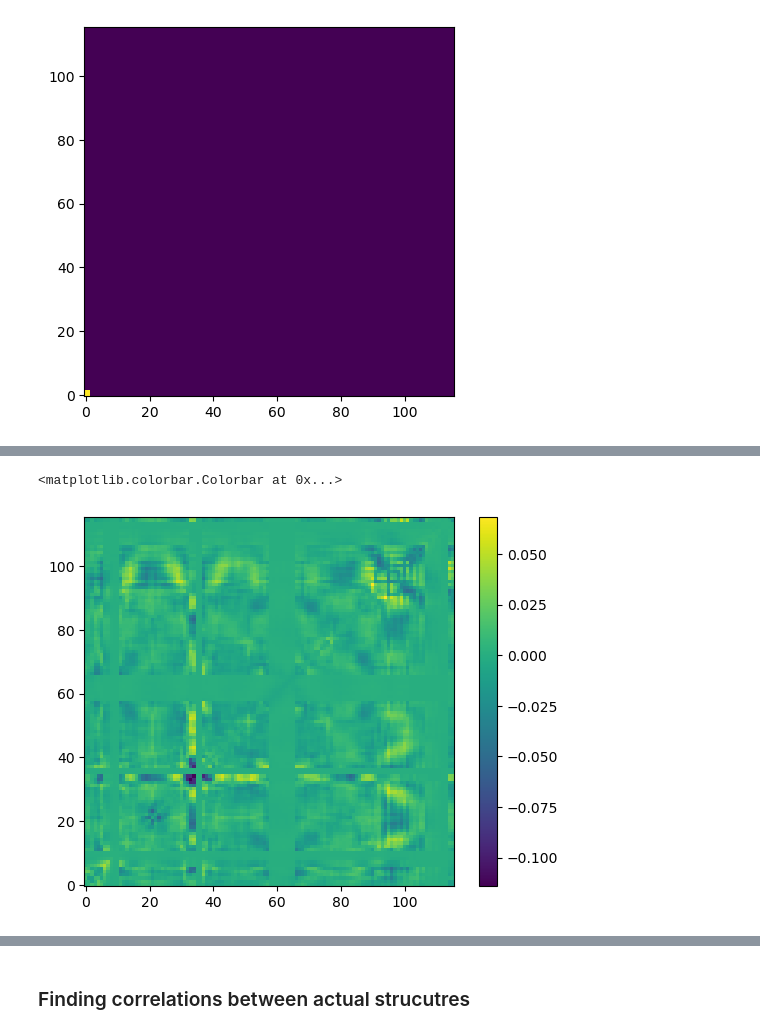
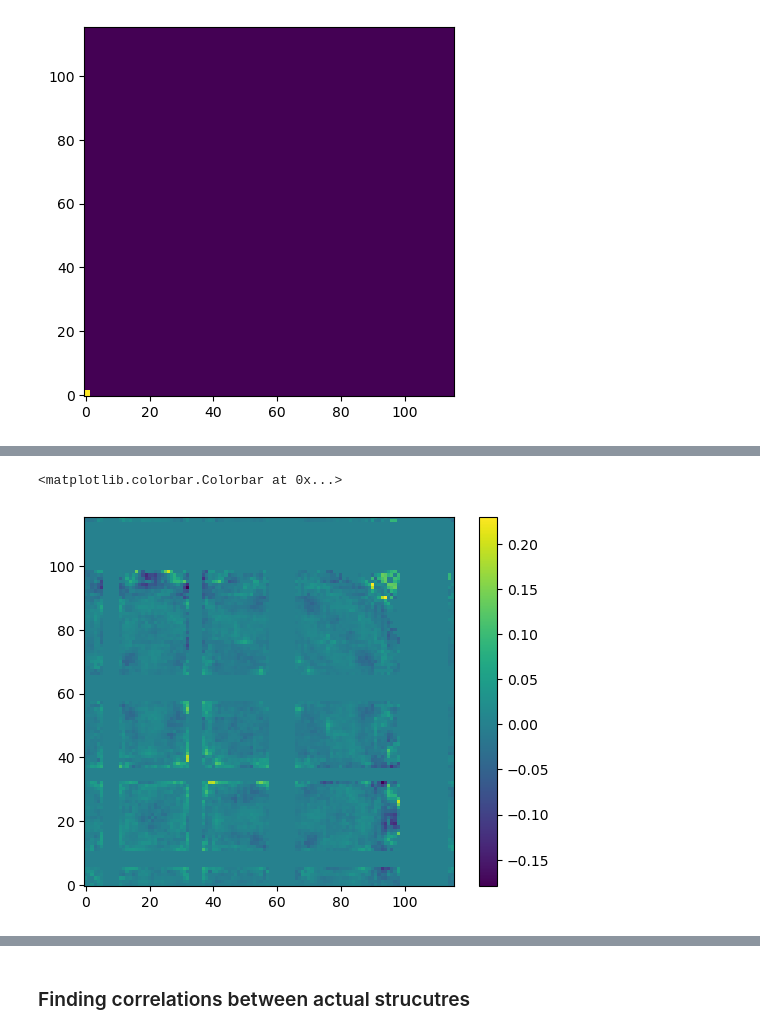
Before and after one commit to kevinmicha/ANTIPASTI, a Jupyter notebook: NMA CNN.ipynb, the cells around one changed output, grey strips where cells are left out. Saved outputs shown, nothing was run; the diff lists cells and outputs as text; code cells hidden in the pictures.

```diff
--- a/NMA CNN.ipynb
+++ b/NMA CNN.ipynb
@@ -348,7 +348,7 @@ model = MultiLabelNN()
 # defining the optimizer
 #optimizer = Adam(model.parameters(), lr=2e-3)
 #optimizer = AdamW(model.parameters(), lr=1.75e-3)
-optimizer = AdaBelief(model.parameters(), lr=1.55e-3, eps=1e-8, weight_decouple=False)
+optimizer = AdaBelief(model.parameters(), lr=1e-3, eps=1e-8, weight_decouple=False) #1.55 for pool=2
 #optimizer = SGD(model.parameters(), lr=9e-4)
 #scheduler = lr_scheduler.LinearLR(optimizer, start_factor=1, end_factor=0.5, total_iters=120, verbose=True)
 # 0.5 120
@@ -418,27 +418,29 @@ def train(epoch):
         inter_filter[i:i+batch_size] = inter_filters.detach().numpy()
 
         # computing the training loss
-        loss_train = criterion(output_train, batch_y)
+        loss_train = torch.std(batch_y) * criterion(output_train, batch_y)
 
         # computing the updated weights of all the model parameters
         loss_train.backward()
         optimizer.step()
+
+        loss_train /= torch.std(batch_y)
 
         # clearing the Gradients of the model parameters
         optimizer.zero_grad(set_to_none=True)
 
         tr_loss += loss_train.item() * batch_size / x_train.size()[0]
     output_val, _ = model(x_val)#[val_indices])
-    loss_val = criterion(torch.cat((output_val[:3], output_val[4:])), torch.cat((y_val[:3], y_val[4:])))#[val_indices])
+    loss_val = criterion(output_val, y_val)#[val_indices])
     train_losses.append(tr_loss)
     val_losses.append(loss_val)
 
     # printing the validation loss
     print('Epoch : ',epoch+1, '\t', 'train loss: ', tr_loss, 'val loss :', loss_val)
-    print(torch.cat((output_val[:3], output_val[4:])))
-    print(torch.cat((y_val[:3], y_val[4:])))#[val_indices])
+    print(output_val)
+    print(y_val)#[val_indices])
 
-    return tr_loss, loss_val, inter_filter, batch_y, torch.cat((y_val[:3], y_val[4:])), torch.cat((output_val[:3], output_val[4:]))
+    return tr_loss, loss_val, inter_filter, batch_y, y_val, output_val, permutation
 # %%
 # empty list to store training losses
 train_losses = []
@@ -446,12 +448,12 @@ train_losses = []
 val_losses = []
 # %%
 for i in range(1):# defining the number of epochs
-    n_max_epochs = 300
+    n_max_epochs = 15
 
     # training the model
     for epoch in range(n_max_epochs):
-        tr_loss, val_loss, inter_filter, y_tr, y_val, output_val = train(epoch)
+        tr_loss, val_loss, inter_filter, y_tr, y_val, output_val, perm = train(epoch)
         #scheduler.step()
-        if tr_loss < 1 and val_loss < 0.45:
+        if tr_loss < 0.67 and val_loss < 0.65 or val_loss < 0.5:
             break
 # %% [output]
@@ -763,11 +765,11 @@ high_aff = []
 low_aff = []
 
 for i in range(train_y.detach().numpy().shape[0]):
-    if train_y.detach().numpy()[i][0] < -7:
+    if train_y.detach().numpy()[i][0] < -8:
         high_aff.append(train_x.detach().numpy()[i])
-    elif train_y.detach().numpy()[i][0] > -7:
+    elif train_y.detach().numpy()[i][0] > -6:
         low_aff.append(train_x.detach().numpy()[i])
 
 mean_image = np.mean(train_x.detach().numpy(), axis=0).reshape(train_x.shape[-1], train_x.shape[-1])
 mask_mean_image = -1 * np.sign(mean_image)
-mean_diff_image = (sum(high_aff)[0]/len(high_aff)-sum(low_aff)[0]/len(low_aff))
+mean_diff_image = np.median(high_aff, axis=0)-np.median(low_aff, axis=0)
@@ -780,6 +776,6 @@ plt.colorbar()
 # %%
-plt.imshow(mean_diff_image, origin='lower')
+plt.imshow(mean_diff_image[0], origin='lower')
 plt.colorbar()
 # %% [output]
 <matplotlib.colorbar.Colorbar at 0x...>
-[figure, old version]
+[figure, new version]
```
Also changed, not shown: parts of 68 cells of this notebook, 2 other files.
